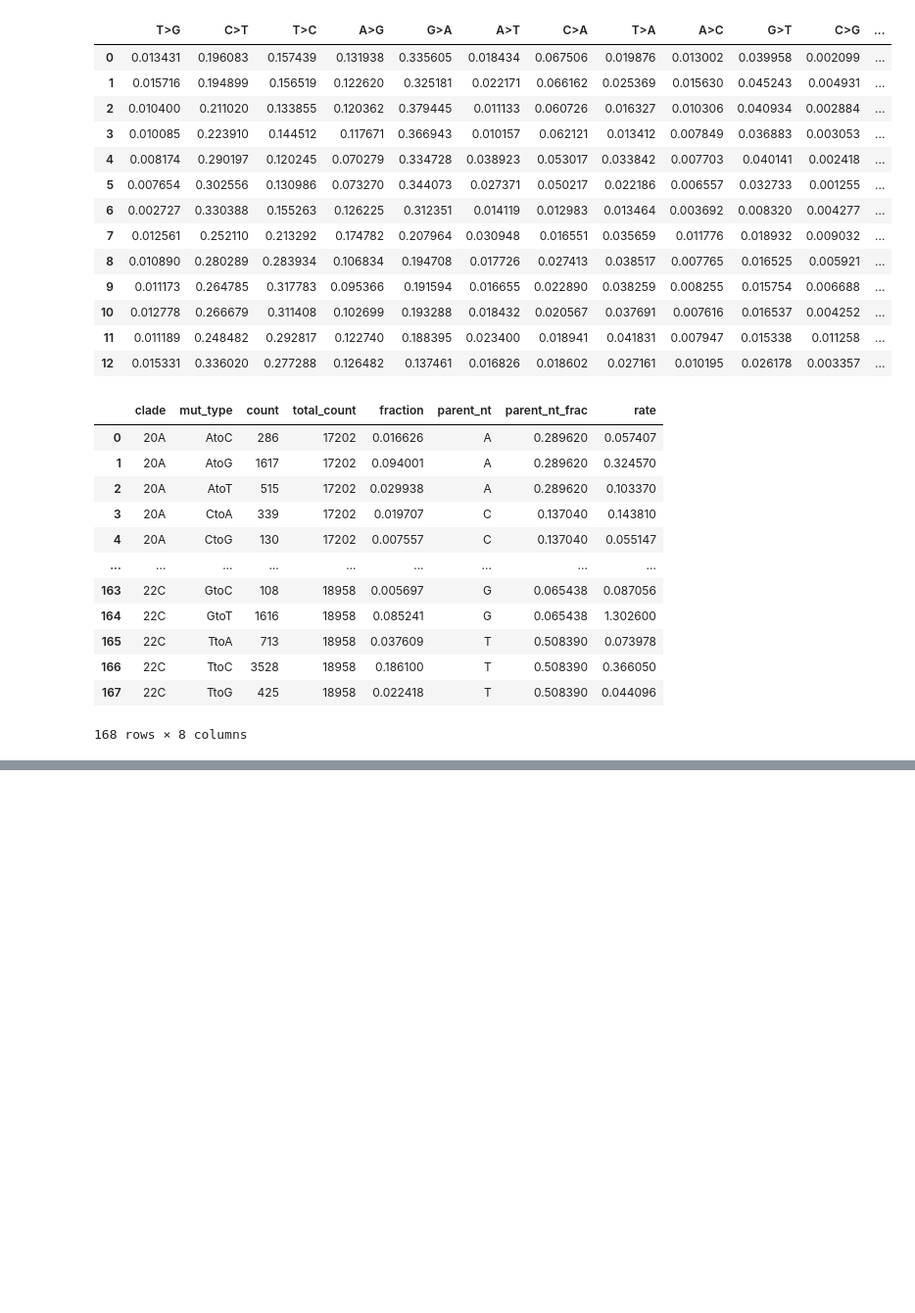
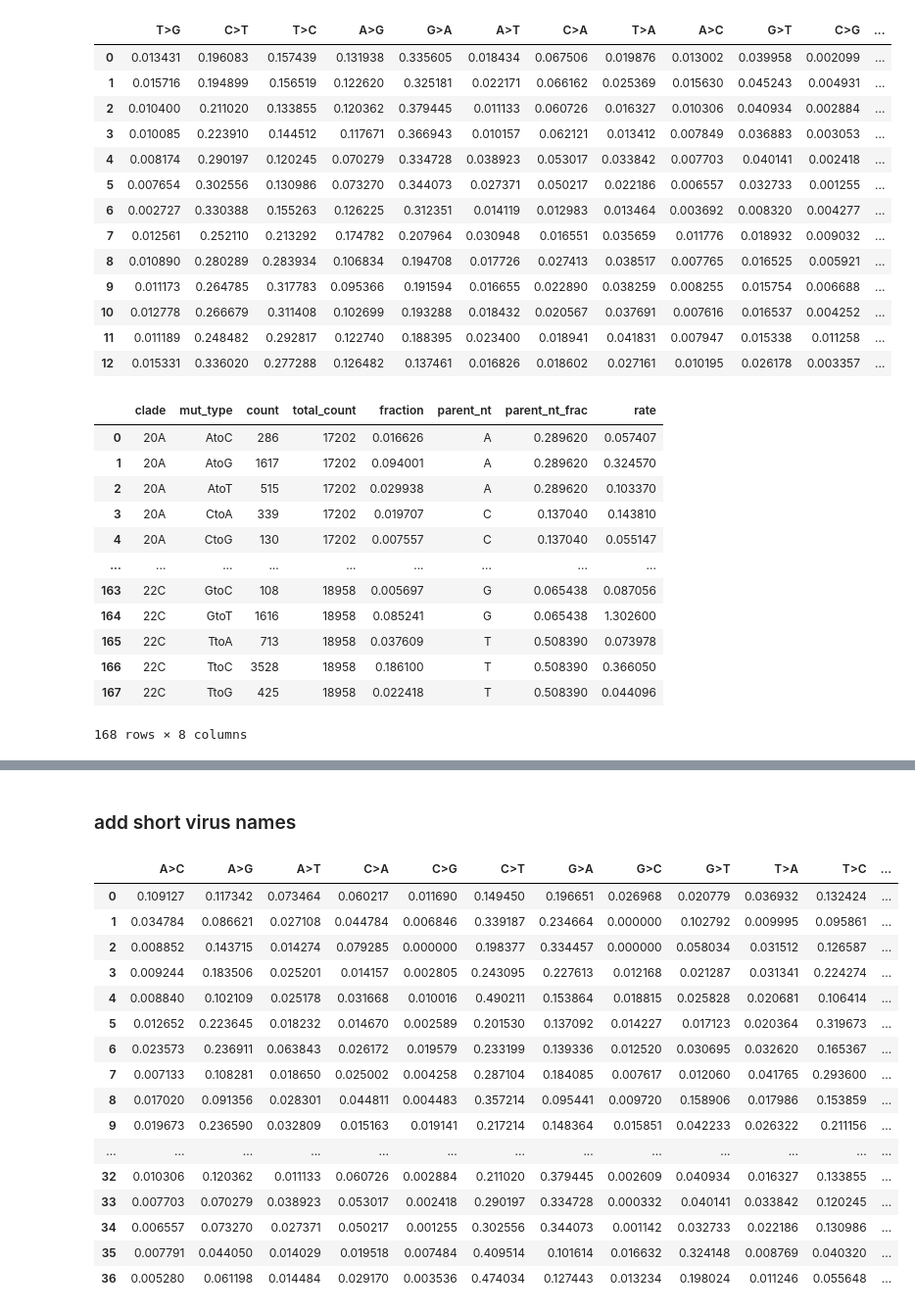
Before and after one commit to mitoclub/RNAViralMutSpec, a Jupyter notebook: viral_spectra/get_viral_spectra_dataset.ipynb, the cells around one changed output, grey strips where cells are left out. Shown at 98% size. Cells and saved outputs as stored; diff of their text form; code cells hidden in the pictures; blank space fills up the shorter version.

```diff
--- a/viral_spectra/get_viral_spectra_dataset.ipynb
+++ b/viral_spectra/get_viral_spectra_dataset.ipynb
@@ -230,2 +230,26 @@ viral_spectra_dataset
 # %%
 # viral_spectra_dataset.to_csv('../viral_spectra/data/viral_spectra_dataset.csv', index=False)
+# %% [markdown]
+### add short virus names
+# %%
+df_viral_spectra_dataset = pd.read_csv('../viral_spectra/data/viral_spectra_dataset.csv')
+# %%
+df_viral_spectra_dataset
+# %% [output]
+|  | A>C | A>G | A>T | C>A | C>G | C>T | G>A | G>C | G>T | T>A | T>C | ... |
+| 0 | 0.109127 | 0.117342 | 0.073464 | 0.060217 | 0.011690 | 0.149450 | 0.196651 | 0.026968 | 0.020779 | 0.036932 | 0.132424 | ... |
+| 1 | 0.034784 | 0.086621 | 0.027108 | 0.044784 | 0.006846 | 0.339187 | 0.234664 | 0.000000 | 0.102792 | 0.009995 | 0.095861 | ... |
+| 2 | 0.008852 | 0.143715 | 0.014274 | 0.079285 | 0.000000 | 0.198377 | 0.334457 | 0.000000 | 0.058034 | 0.031512 | 0.126587 | ... |
+| 3 | 0.009244 | 0.183506 | 0.025201 | 0.014157 | 0.002805 | 0.243095 | 0.227613 | 0.012168 | 0.021287 | 0.031341 | 0.224274 | ... |
+| 4 | 0.008840 | 0.102109 | 0.025178 | 0.031668 | 0.010016 | 0.490211 | 0.153864 | 0.018815 | 0.025828 | 0.020681 | 0.106414 | ... |
+| 5 | 0.012652 | 0.223645 | 0.018232 | 0.014670 | 0.002589 | 0.201530 | 0.137092 | 0.014227 | 0.017123 | 0.020364 | 0.319673 | ... |
+| 6 | 0.023573 | 0.236911 | 0.063843 | 0.026172 | 0.019579 | 0.233199 | 0.139336 | 0.012520 | 0.030695 | 0.032620 | 0.165367 | ... |
+| 7 | 0.007133 | 0.108281 | 0.018650 | 0.025002 | 0.004258 | 0.287104 | 0.184085 | 0.007617 | 0.012060 | 0.041765 | 0.293600 | ... |
+| 8 | 0.017020 | 0.091356 | 0.028301 | 0.044811 | 0.004483 | 0.357214 | 0.095441 | 0.009720 | 0.158906 | 0.017986 | 0.153859 | ... |
+| 9 | 0.019673 | 0.236590 | 0.032809 | 0.015163 | 0.019141 | 0.217214 | 0.148364 | 0.015851 | 0.042233 | 0.026322 | 0.211156 | ... |
+| ... | ... | ... | ... | ... | ... | ... | ... | ... | ... | ... | ... | ... |
+| 32 | 0.010306 | 0.120362 | 0.011133 | 0.060726 | 0.002884 | 0.211020 | 0.379445 | 0.002609 | 0.040934 | 0.016327 | 0.133855 | ... |
+| 33 | 0.007703 | 0.070279 | 0.038923 | 0.053017 | 0.002418 | 0.290197 | 0.334728 | 0.000332 | 0.040141 | 0.033842 | 0.120245 | ... |
+| 34 | 0.006557 | 0.073270 | 0.027371 | 0.050217 | 0.001255 | 0.302556 | 0.344073 | 0.001142 | 0.032733 | 0.022186 | 0.130986 | ... |
+| 35 | 0.007791 | 0.044050 | 0.014029 | 0.019518 | 0.007484 | 0.409514 | 0.101614 | 0.016632 | 0.324148 | 0.008769 | 0.040320 | ... |
+| 36 | 0.005280 | 0.061198 | 0.014484 | 0.029170 | 0.003536 | 0.474034 | 0.127443 | 0.013234 | 0.198024 | 0.011246 | 0.055648 | ... |
```
Also changed, not shown: parts of 4 cells of this notebook, 6 other files.
